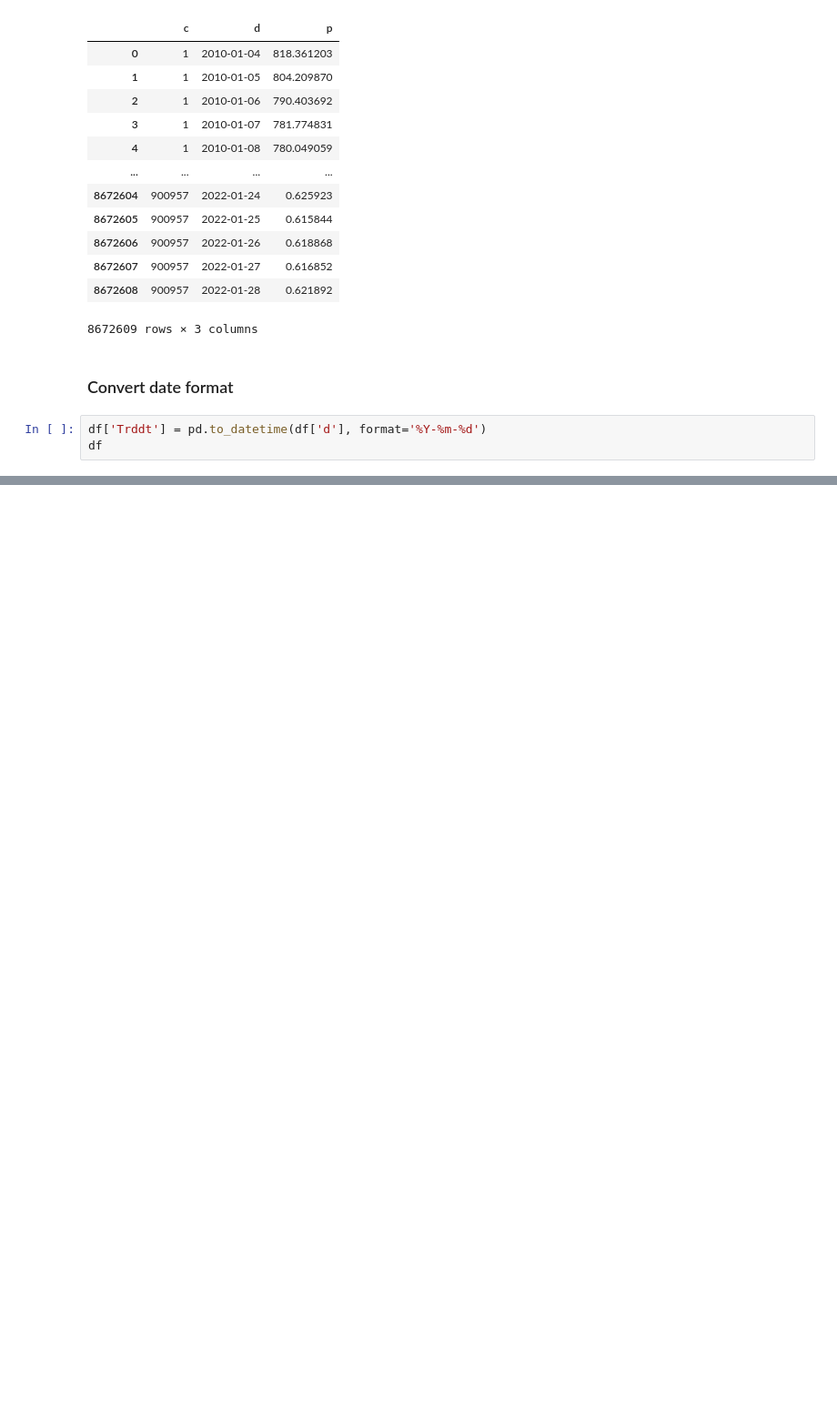
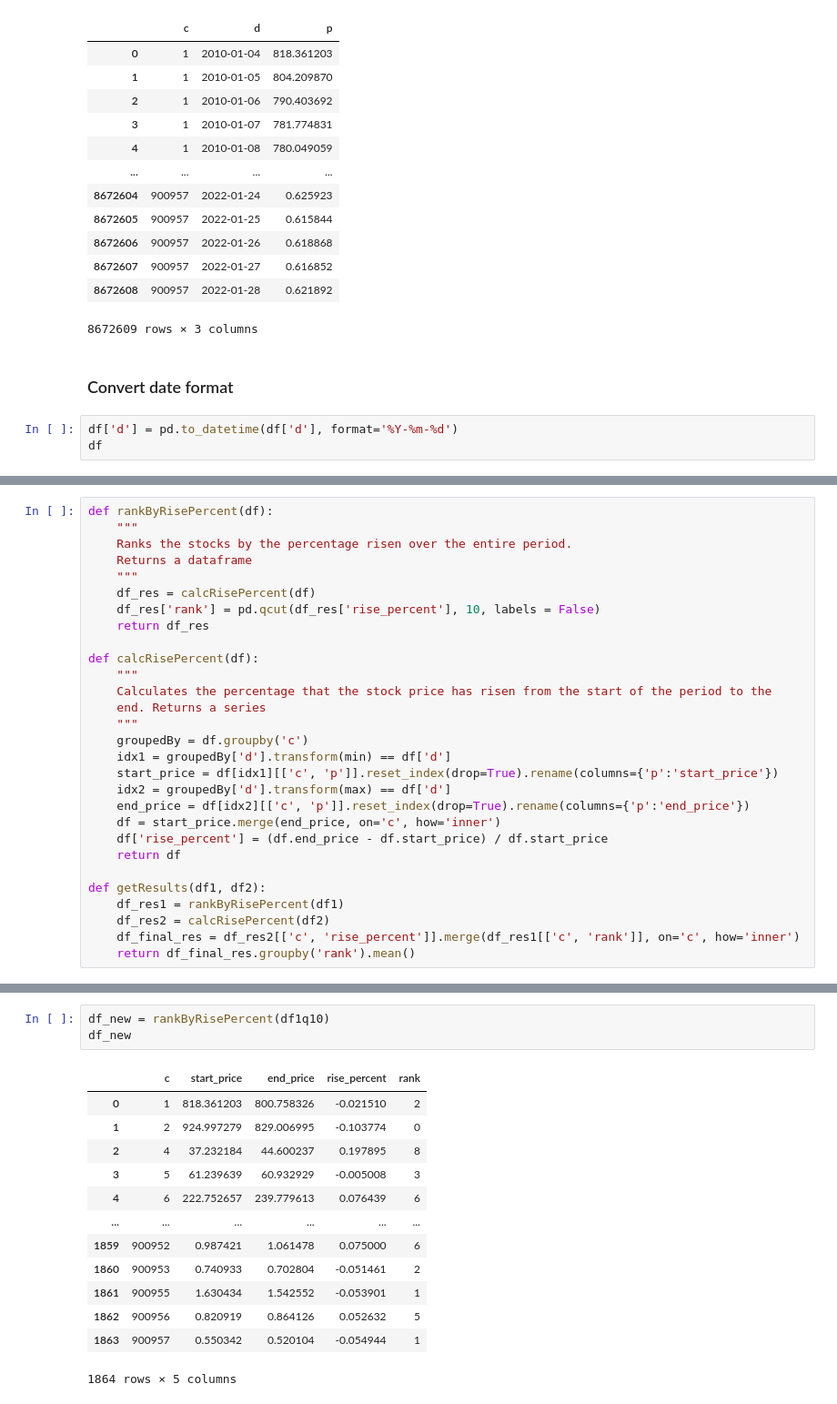
Before and after one commit to tanyanbo/academicwriting, a Jupyter notebook: academicwriting.ipynb, the cells around one changed output, grey strips where cells are left out. Shown at 91% size. Cells and saved outputs as stored; diff of their text form; blank space fills up the shorter version.

Commit message:
Almost done with part 1 results code

```diff
--- a/academicwriting.ipynb
+++ b/academicwriting.ipynb
@@ -45,6 +45,6 @@ df
 # %% [markdown]
 ### Convert date format
 # %%
-df['Trddt'] = pd.to_datetime(df['d'], format='%Y-%m-%d')
+df['d'] = pd.to_datetime(df['d'], format='%Y-%m-%d')
 df
 # %% [output]
@@ -117,0 +91,29 @@ Name: p, Length: 1864, dtype: float64
+# %%
+def rankByRisePercent(df):
+    """
+    Ranks the stocks by the percentage risen over the entire period.
+    Returns a dataframe
+    """
+    df_res = calcRisePercent(df)
+    df_res['rank'] = pd.qcut(df_res['rise_percent'], 10, labels = False)
+    return df_res
+
+def calcRisePercent(df):
+    """
+    Calculates the percentage that the stock price has risen from the start of the period to the
+    end. Returns a series
+    """
+    groupedBy = df.groupby('c')
+    idx1 = groupedBy['d'].transform(min) == df['d']
+    start_price = df[idx1][['c', 'p']].reset_index(drop=True).rename(columns={'p':'start_price'})
+    idx2 = groupedBy['d'].transform(max) == df['d']
+    end_price = df[idx2][['c', 'p']].reset_index(drop=True).rename(columns={'p':'end_price'})
+    df = start_price.merge(end_price, on='c', how='inner')
+    df['rise_percent'] = (df.end_price - df.start_price) / df.start_price
+    return df
+
+def getResults(df1, df2):
+    df_res1 = rankByRisePercent(df1)
+    df_res2 = calcRisePercent(df2)
+    df_final_res = df_res2[['c', 'rise_percent']].merge(df_res1[['c', 'rank']], on='c', how='inner')
+    return df_final_res.groupby('rank').mean()
@@ -117,0 +135,17 @@ Name: p, Length: 1864, dtype: float64
+# %%
+df_new = rankByRisePercent(df1q10)
+df_new
+# %% [output]
+|  | c | start_price | end_price | rise_percent | rank |
+| 0 | 1 | 818.361203 | 800.758326 | -0.021510 | 2 |
+| 1 | 2 | 924.997279 | 829.006995 | -0.103774 | 0 |
+| 2 | 4 | 37.232184 | 44.600237 | 0.197895 | 8 |
+| 3 | 5 | 61.239639 | 60.932929 | -0.005008 | 3 |
+| 4 | 6 | 222.752657 | 239.779613 | 0.076439 | 6 |
+| ... | ... | ... | ... | ... | ... |
+| 1859 | 900952 | 0.987421 | 1.061478 | 0.075000 | 6 |
+| 1860 | 900953 | 0.740933 | 0.702804 | -0.051461 | 2 |
+| 1861 | 900955 | 1.630434 | 1.542552 | -0.053901 | 1 |
+| 1862 | 900956 | 0.820919 | 0.864126 | 0.052632 | 5 |
+| 1863 | 900957 | 0.550342 | 0.520104 | -0.054944 | 1 |
+1864 rows × 5 columns
```
Also changed, not shown: parts of 11 cells of this notebook.
